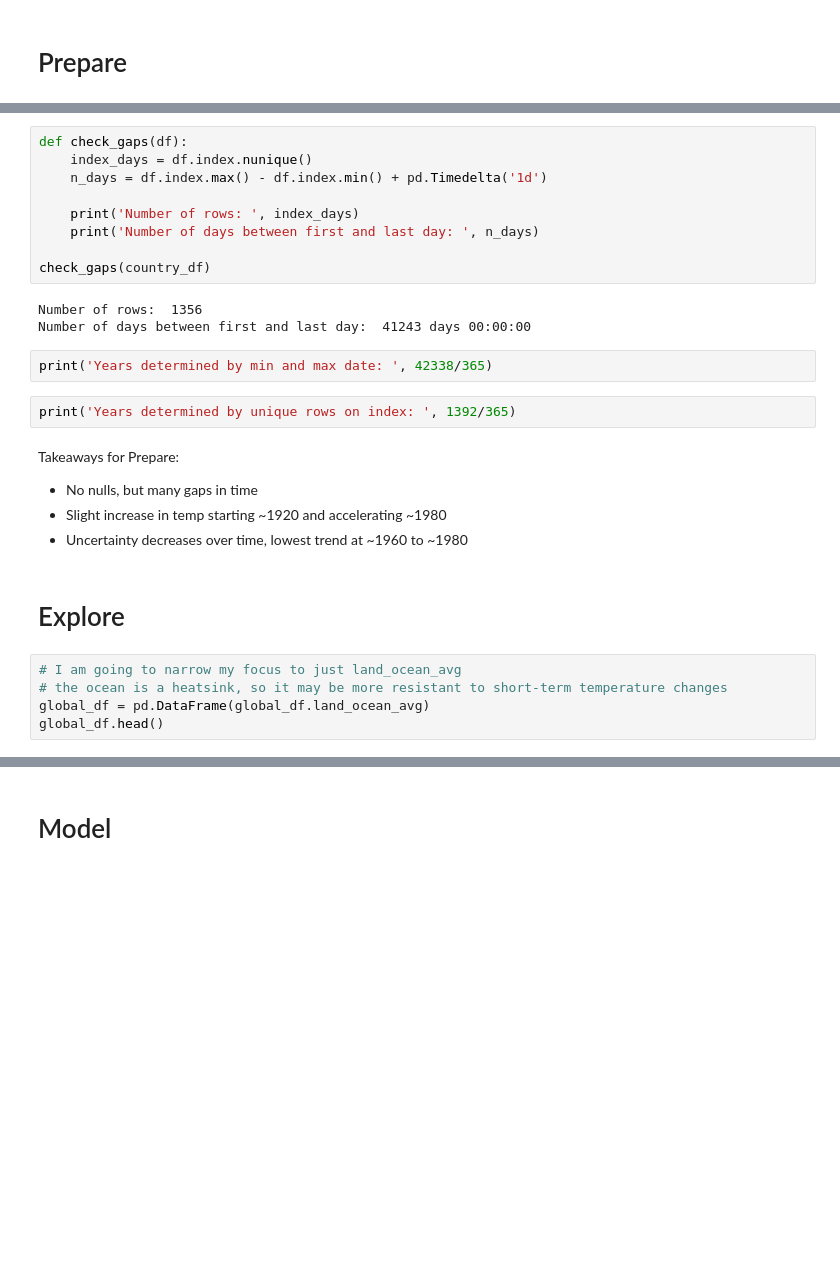
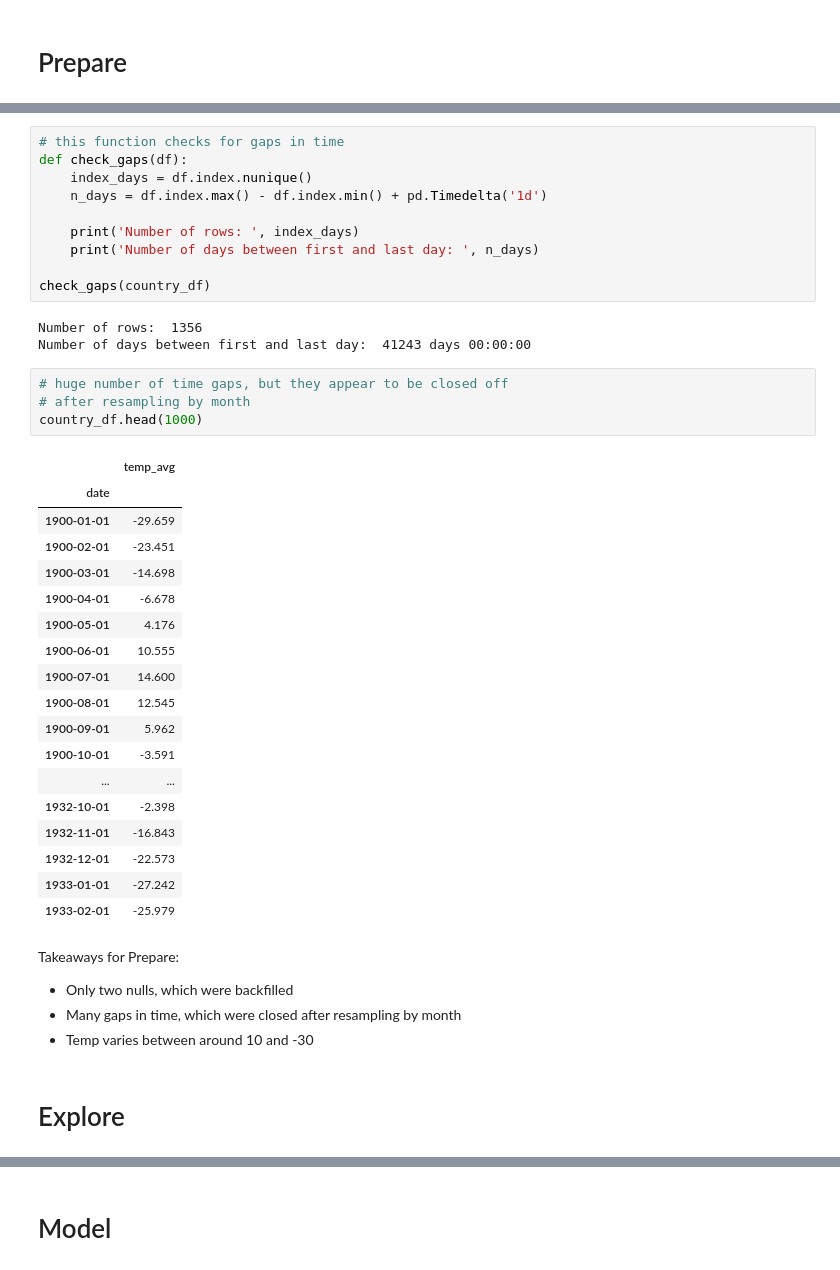
Before and after one commit to ian-james-johnson/time_series_exercises, a Jupyter notebook: time_series_miniproject.ipynb, the cells around one changed output, grey strips where cells are left out. Drawn from its saved outputs; the diff is of its cells as text; blank space fills up the shorter version.

```diff
--- a/time_series_miniproject.ipynb
+++ b/time_series_miniproject.ipynb
@@ -234,4 +215,5 @@ Number of days between first and last day:  42338 days 00:00:00
 # %%
+# this function checks for gaps in time
 def check_gaps(df):
     index_days = df.index.nunique()
     n_days = df.index.max() - df.index.min() + pd.Timedelta('1d')
@@ -243,21 +225,35 @@ check_gaps(country_df)
 # %% [output]
 Number of rows:  1356
 Number of days between first and last day:  41243 days 00:00:00
-# %%
-print('Years determined by min and max date: ', 42338/365)
-# %%
-print('Years determined by unique rows on index: ', 1392/365)
+# %%
+# huge number of time gaps, but they appear to be closed off
+# after resampling by month
+country_df.head(1000)
+# %% [output]
+|  | temp_avg |
+| date |  |
+| 1900-01-01 | -29.659 |
+| 1900-02-01 | -23.451 |
+| 1900-03-01 | -14.698 |
+| 1900-04-01 | -6.678 |
+| 1900-05-01 | 4.176 |
+| 1900-06-01 | 10.555 |
+| 1900-07-01 | 14.600 |
+| 1900-08-01 | 12.545 |
+| 1900-09-01 | 5.962 |
+| 1900-10-01 | -3.591 |
+| ... | ... |
+| 1932-10-01 | -2.398 |
+| 1932-11-01 | -16.843 |
+| 1932-12-01 | -22.573 |
+| 1933-01-01 | -27.242 |
+| 1933-02-01 | -25.979 |
 # %% [markdown]
 Takeaways for Prepare: <br>
-- No nulls, but many gaps in time
-- Slight increase in temp starting ~1920 and accelerating ~1980
-- Uncertainty decreases over time, lowest trend at ~1960 to ~1980
+- Only two nulls, which were backfilled
+- Many gaps in time, which were closed after resampling by month
+- Temp varies between around 10 and -30
 # %% [markdown]
 # Explore
-# %%
-# I am going to narrow my focus to just land_ocean_avg
-# the ocean is a heatsink, so it may be more resistant to short-term temperature changes
-global_df = pd.DataFrame(global_df.land_ocean_avg)
-global_df.head()
 # %%
 # split the data
```
Also changed, not shown: parts of 35 cells of this notebook.
